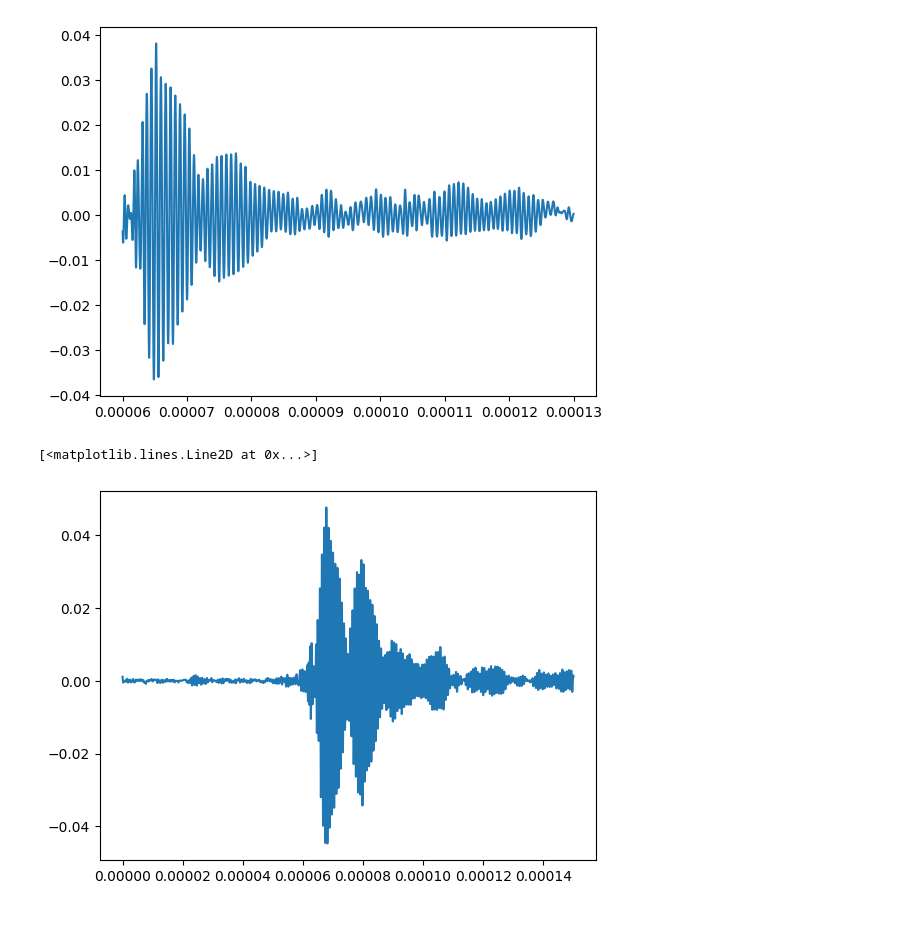
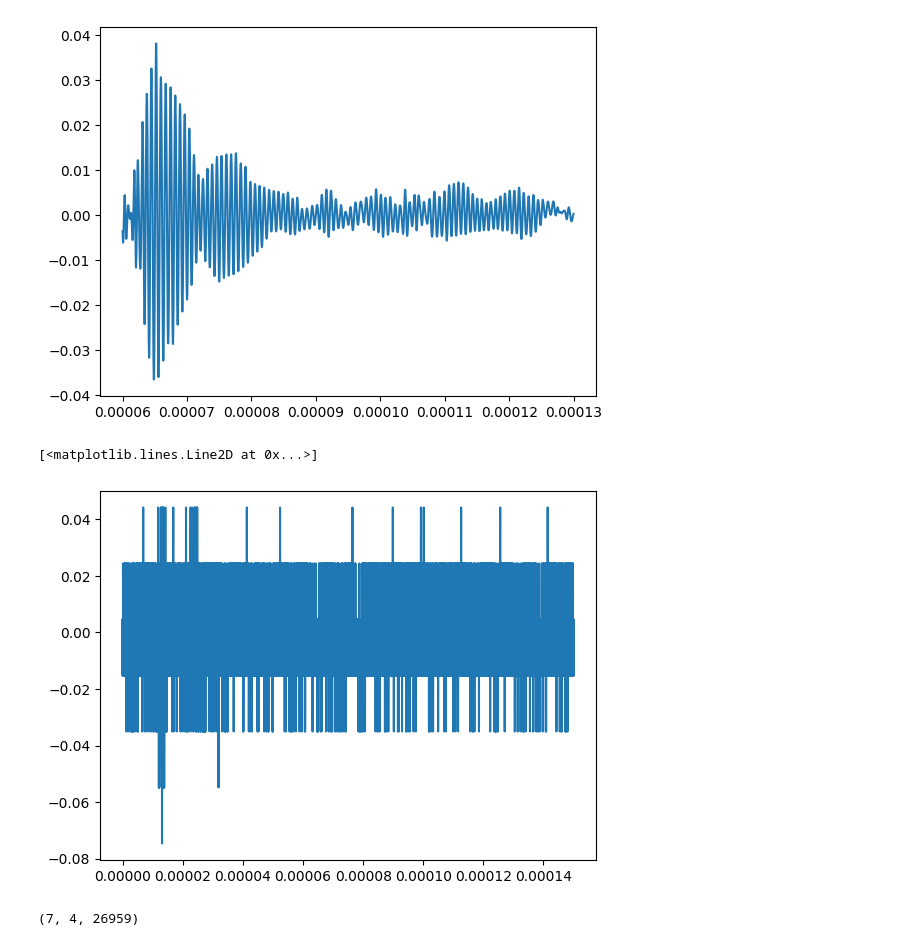
Before and after one commit to Kaldarinz/PA-RSCF-22-72-00015-, a Jupyter notebook: data_read.ipynb, the cells around one changed output. Saved outputs shown, nothing was run; the diff lists cells and outputs as text; code cells hidden in the pictures.

```diff
--- a/data_read.ipynb
+++ b/data_read.ipynb
@@ -65,8 +65,13 @@ plt.plot(x_data[pre_points:-post_points], filtered_signal[3,5,pre_points:-post_p
 # %% [output]
 [<matplotlib.lines.Line2D at 0x...>]
 [figure]
-# %%
-plt.plot(x_data,filtered_signal[4,4])
-# %% [output]
-[<matplotlib.lines.Line2D at 0x...>]
-[figure, removed]
+# %%
+#plt.plot(x_data,filtered_signal[2,2])
+plt.plot(x_data,data[0,1])
+# %% [output]
+[<matplotlib.lines.Line2D at 0x...>]
+[figure, added]
+# %%
+np.unravel_index(filtered_signal.argmax(), filtered_signal.shape)
+# %% [output]
+(7, 4, 26959)
```
Also changed, not shown: parts of 5 cells of this notebook, 2 other files.
